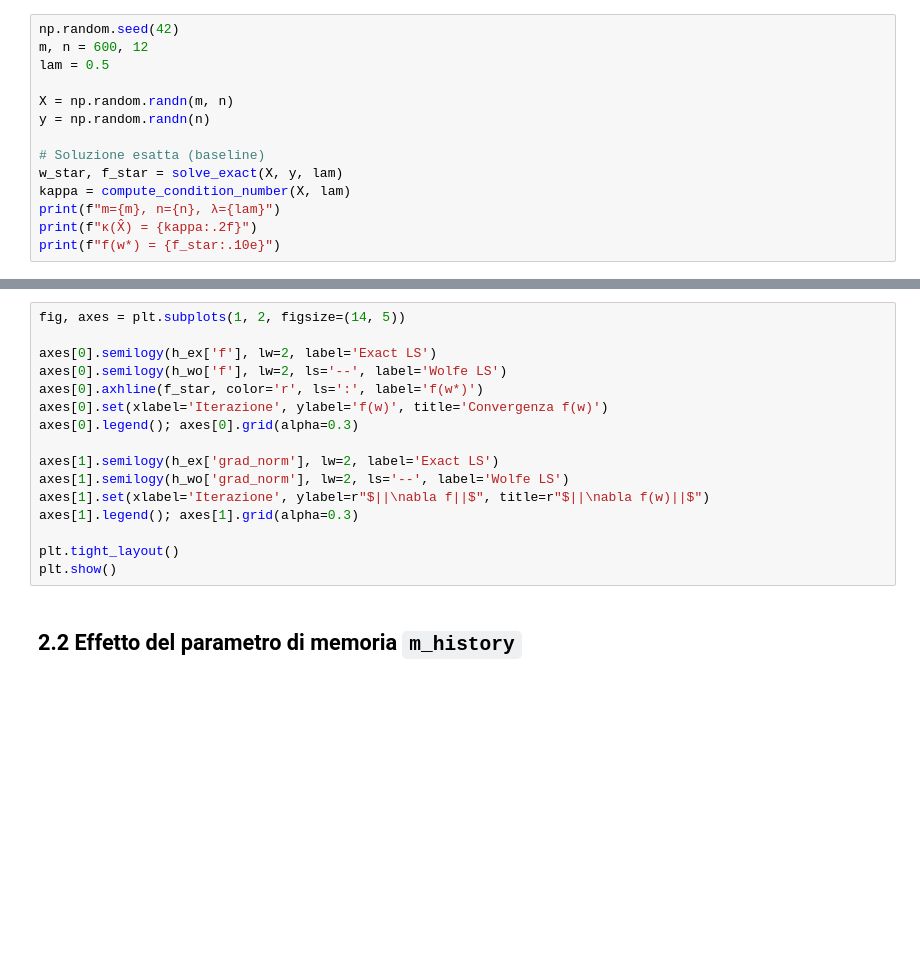
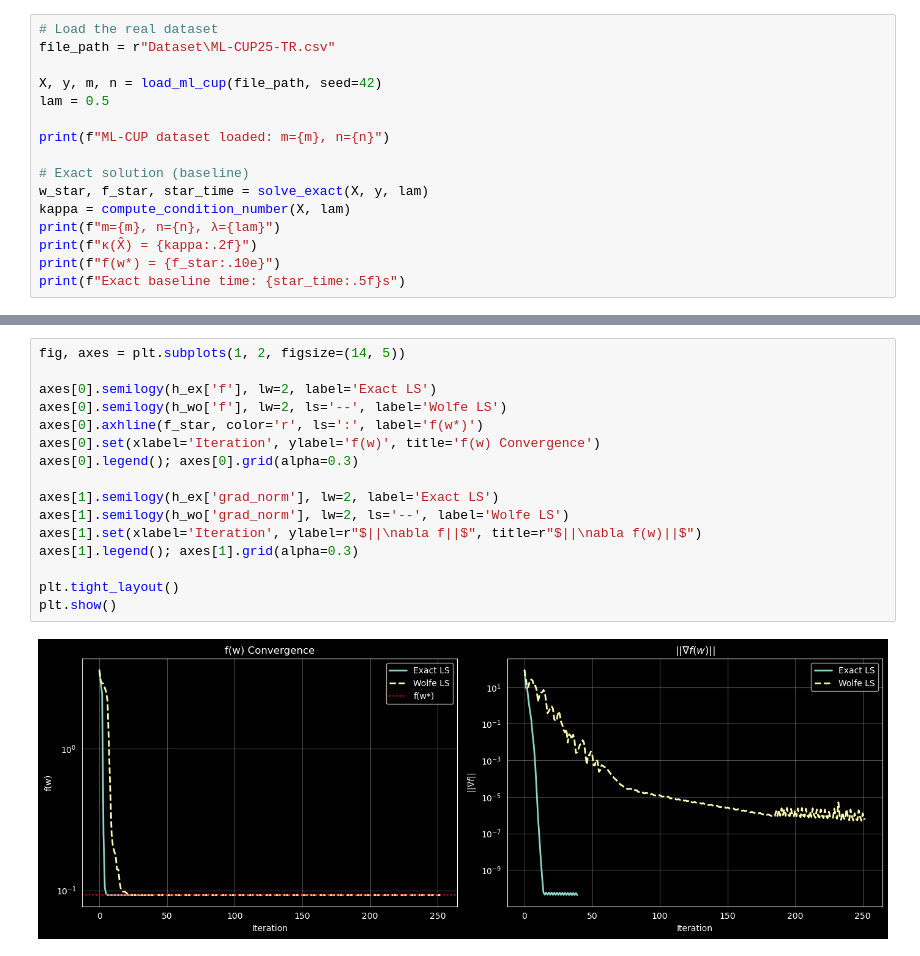
Before and after one commit to GianlucaPanzani/CM-Project-25-26, a Jupyter notebook: 02_lbfgs_experiments.ipynb, the cells around one changed output, grey strips where cells are left out. Drawn from its saved outputs; the diff is of its cells as text; blank space fills up the shorter version.

```diff
--- a/02_lbfgs_experiments.ipynb
+++ b/02_lbfgs_experiments.ipynb
@@ -26,15 +25,17 @@ from lbfgs import lbfgs_optimize
 # %%
-np.random.seed(42)
-m, n = 600, 12
+# Load the real dataset
+file_path = r"Dataset\ML-CUP25-TR.csv"
+
+X, y, m, n = load_ml_cup(file_path, seed=42)
 lam = 0.5
 
-X = np.random.randn(m, n)
-y = np.random.randn(n)
+print(f"ML-CUP dataset loaded: m={m}, n={n}")
 
-# Soluzione esatta (baseline)
-w_star, f_star = solve_exact(X, y, lam)
+# Exact solution (baseline)
+w_star, f_star, star_time = solve_exact(X, y, lam)
 kappa = compute_condition_number(X, lam)
 print(f"m={m}, n={n}, λ={lam}")
 print(f"κ(X̂) = {kappa:.2f}")
 print(f"f(w*) = {f_star:.10e}")
+print(f"Exact baseline time: {star_time:.5f}s")
 # %% [output]
@@ -60,18 +96,18 @@ print(f"Iterazioni: {len(h_wo['f'])-1}, Tempo: {t_wo:.4f}s")
 # %%
 fig, axes = plt.subplots(1, 2, figsize=(14, 5))
 
 axes[0].semilogy(h_ex['f'], lw=2, label='Exact LS')
 axes[0].semilogy(h_wo['f'], lw=2, ls='--', label='Wolfe LS')
 axes[0].axhline(f_star, color='r', ls=':', label='f(w*)')
-axes[0].set(xlabel='Iterazione', ylabel='f(w)', title='Convergenza f(w)')
+axes[0].set(xlabel='Iteration', ylabel='f(w)', title='f(w) Convergence')
 axes[0].legend(); axes[0].grid(alpha=0.3)
 
 axes[1].semilogy(h_ex['grad_norm'], lw=2, label='Exact LS')
 axes[1].semilogy(h_wo['grad_norm'], lw=2, ls='--', label='Wolfe LS')
-axes[1].set(xlabel='Iterazione', ylabel=r"$||\nabla f||$", title=r"$||\nabla f(w)||$")
+axes[1].set(xlabel='Iteration', ylabel=r"$||\nabla f||$", title=r"$||\nabla f(w)||$")
 axes[1].legend(); axes[1].grid(alpha=0.3)
 
 plt.tight_layout()
 plt.show()
+# %% [output]
+[figure, added]
-# %% [markdown]
-## 2.2 Effetto del parametro di memoria `m_history`
```
Also changed, not shown: parts of 15 cells of this notebook, 4 other files.
